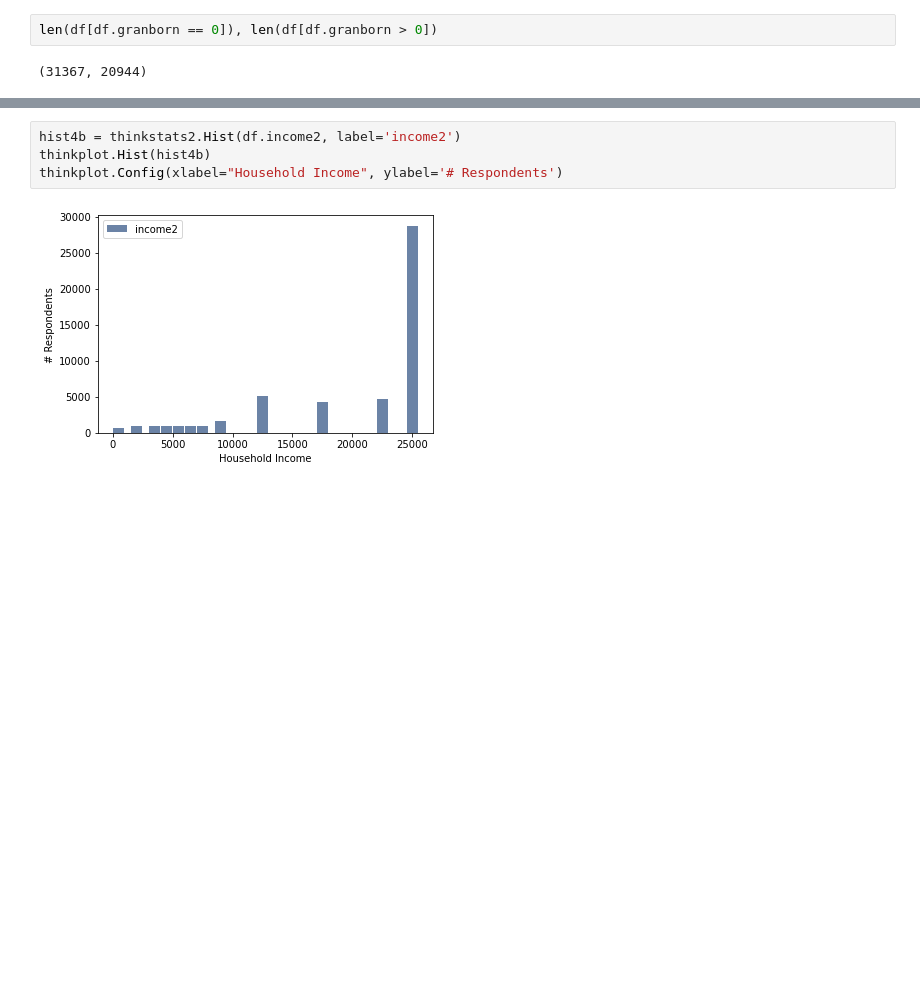
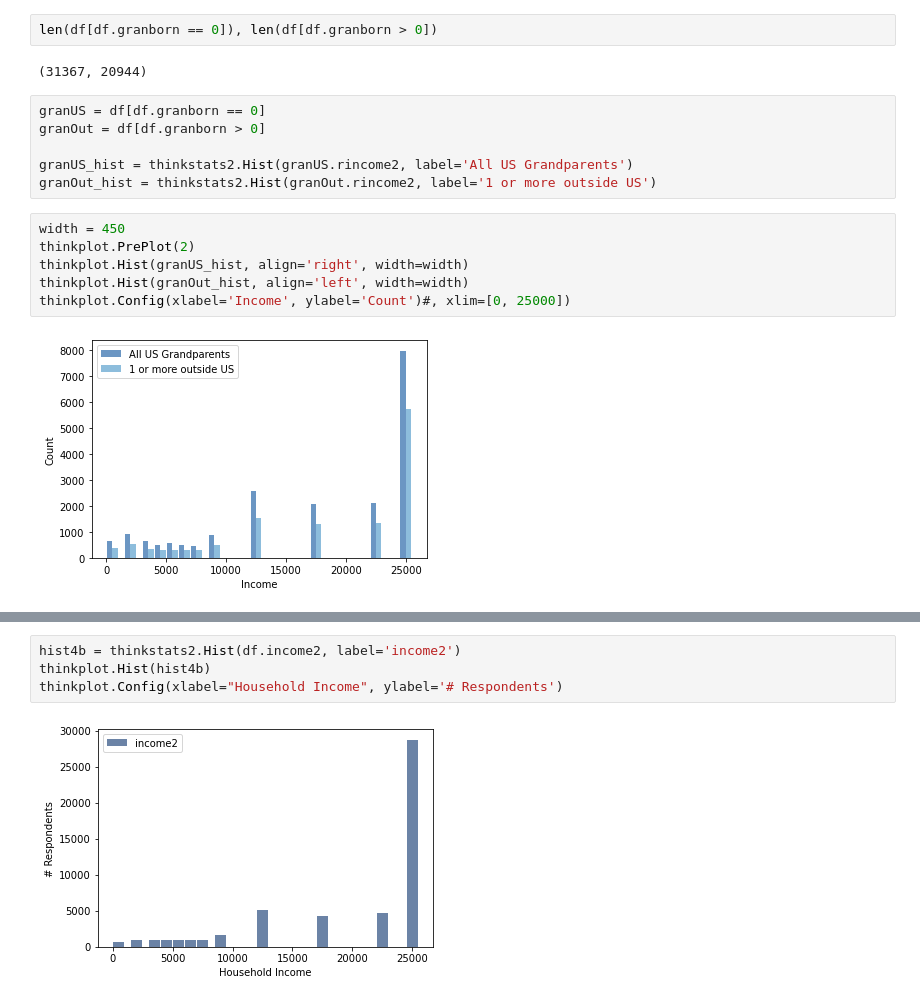
Before and after one commit to ScottBreitbach/ThinkStats2, a Jupyter notebook: code/BreitbachScott_DSC530_FinalProject.ipynb, the cells around one changed output, grey strips where cells are left out. Cells and saved outputs as stored; diff of their text form; blank space fills up the shorter version.

```diff
--- a/code/BreitbachScott_DSC530_FinalProject.ipynb
+++ b/code/BreitbachScott_DSC530_FinalProject.ipynb
@@ -253,6 +341,20 @@ thinkplot.Config(xlabel='# Grandparents born outside U.S.', ylabel='# Respondent
 len(df[df.granborn == 0]), len(df[df.granborn > 0])
 # %% [output]
 (31367, 20944)
+# %%
+granUS = df[df.granborn == 0]
+granOut = df[df.granborn > 0]
+
+granUS_hist = thinkstats2.Hist(granUS.rincome2, label='All US Grandparents')
+granOut_hist = thinkstats2.Hist(granOut.rincome2, label='1 or more outside US')
+# %%
+width = 450
+thinkplot.PrePlot(2)
+thinkplot.Hist(granUS_hist, align='right', width=width)
+thinkplot.Hist(granOut_hist, align='left', width=width)
+thinkplot.Config(xlabel='Income', ylabel='Count')#, xlim=[0, 25000])
+# %% [output]
+[figure, added]
 # %%
 hist3 = thinkstats2.Hist(df.hrs1, label='hrs1')
 thinkplot.Hist(hist3)
```
Also changed, not shown: parts of 87 cells of this notebook.
